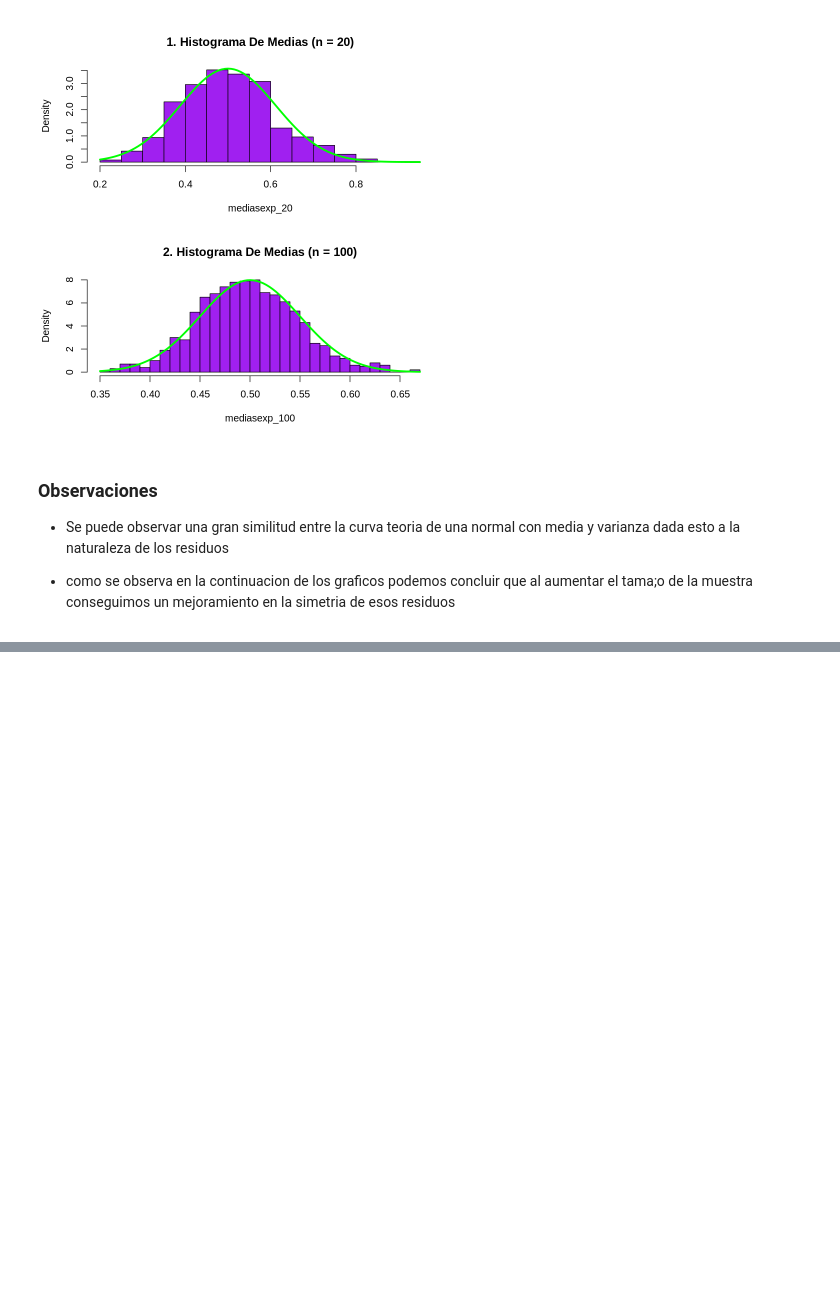
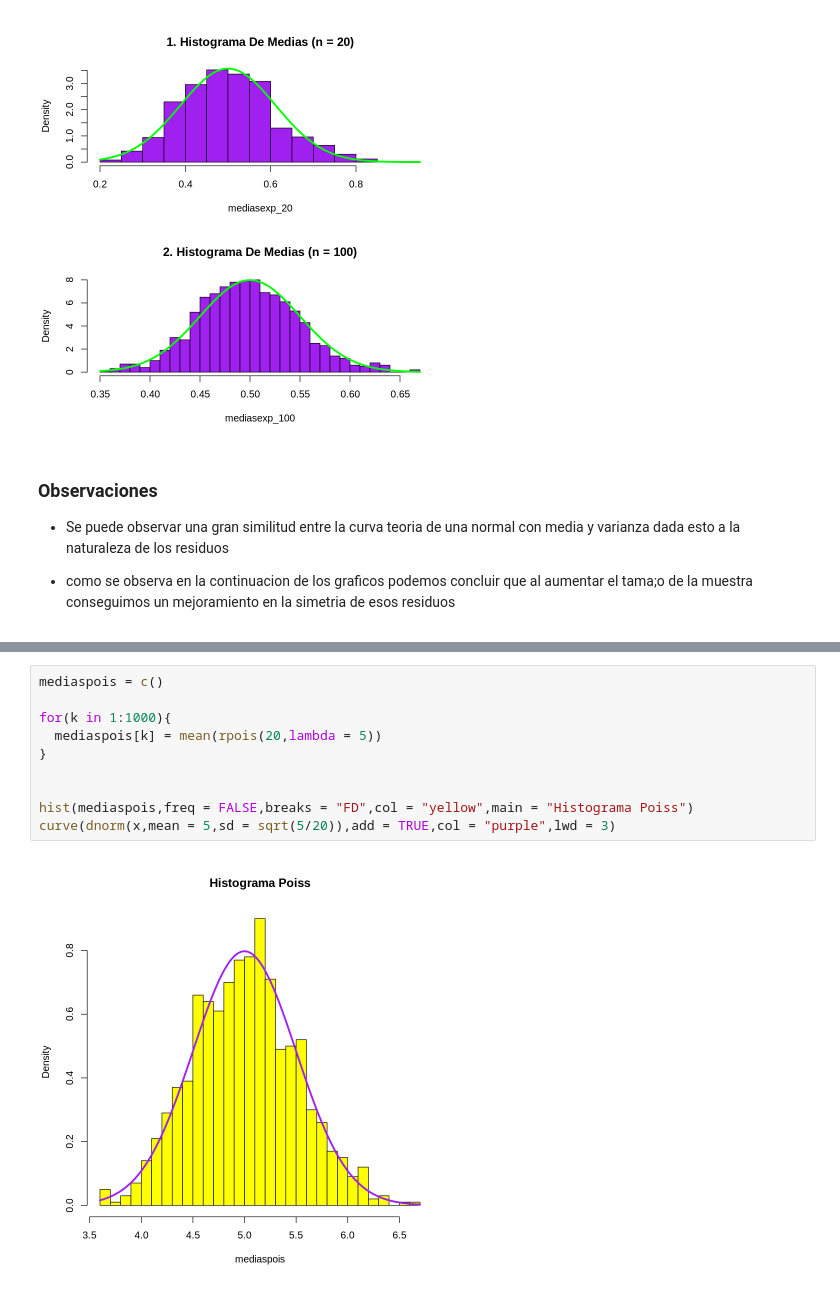
Before and after one commit to Nicolas-Bernal/Inferencia-Estad-stica-, a Jupyter notebook: Pruebas De Normalidad/0.3. Teorema_Del_Limite_Central.ipynb, the cells around one changed output, grey strips where cells are left out. Saved outputs shown, nothing was run; the diff lists cells and outputs as text; blank space fills up the shorter version.

```diff
--- a/Pruebas De Normalidad/0.3. Teorema_Del_Limite_Central.ipynb
+++ b/Pruebas De Normalidad/0.3. Teorema_Del_Limite_Central.ipynb
@@ -72,0 +77,12 @@ curve(dnorm(x, mean = 1/lambda, sd = sqrt((1/lambda^2)/n2)), add = TRUE, col = "
+# %%
+mediaspois = c()
+
+for(k in 1:1000){
+  mediaspois[k] = mean(rpois(20,lambda = 5))
+}
+
+
+hist(mediaspois,freq = FALSE,breaks = "FD",col = "yellow",main = "Histograma Poiss")
+curve(dnorm(x,mean = 5,sd = sqrt(5/20)),add = TRUE,col = "purple",lwd = 3)
+# %% [output]
+[figure, added]
```
Also changed, not shown: parts of 10 cells of this notebook.
